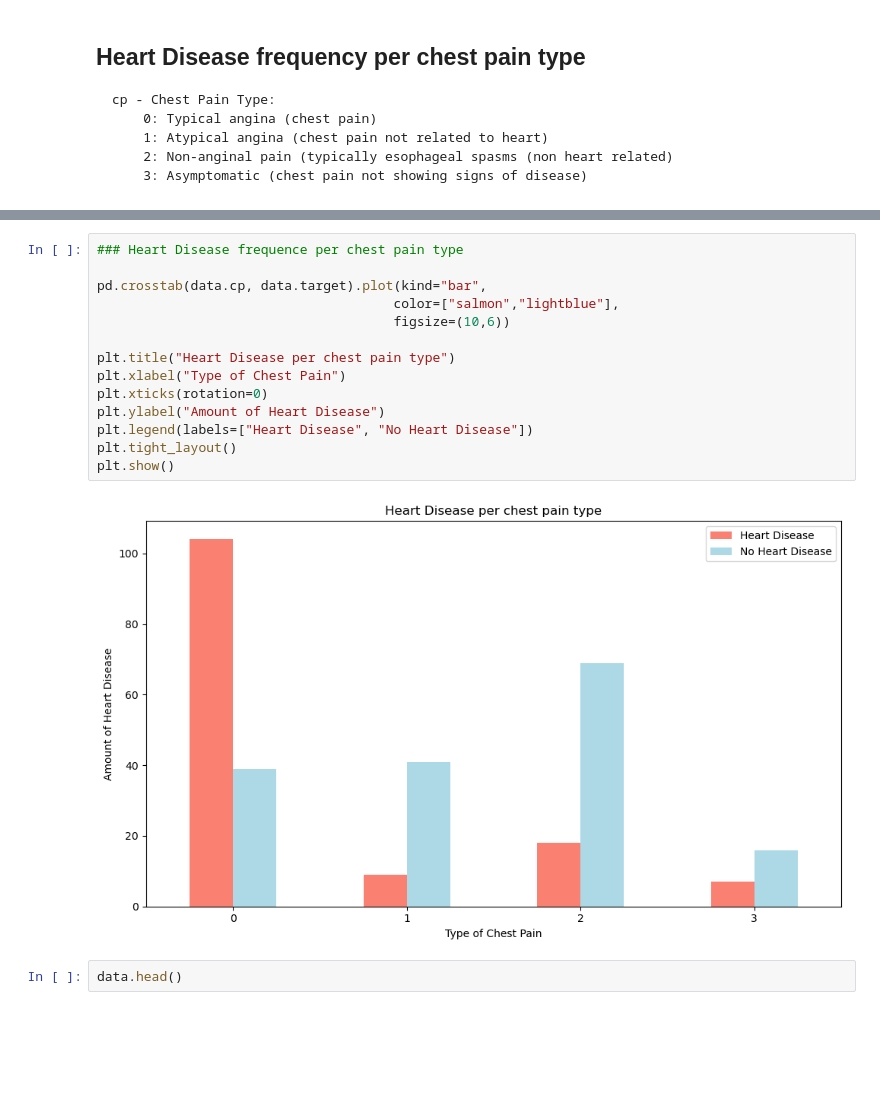
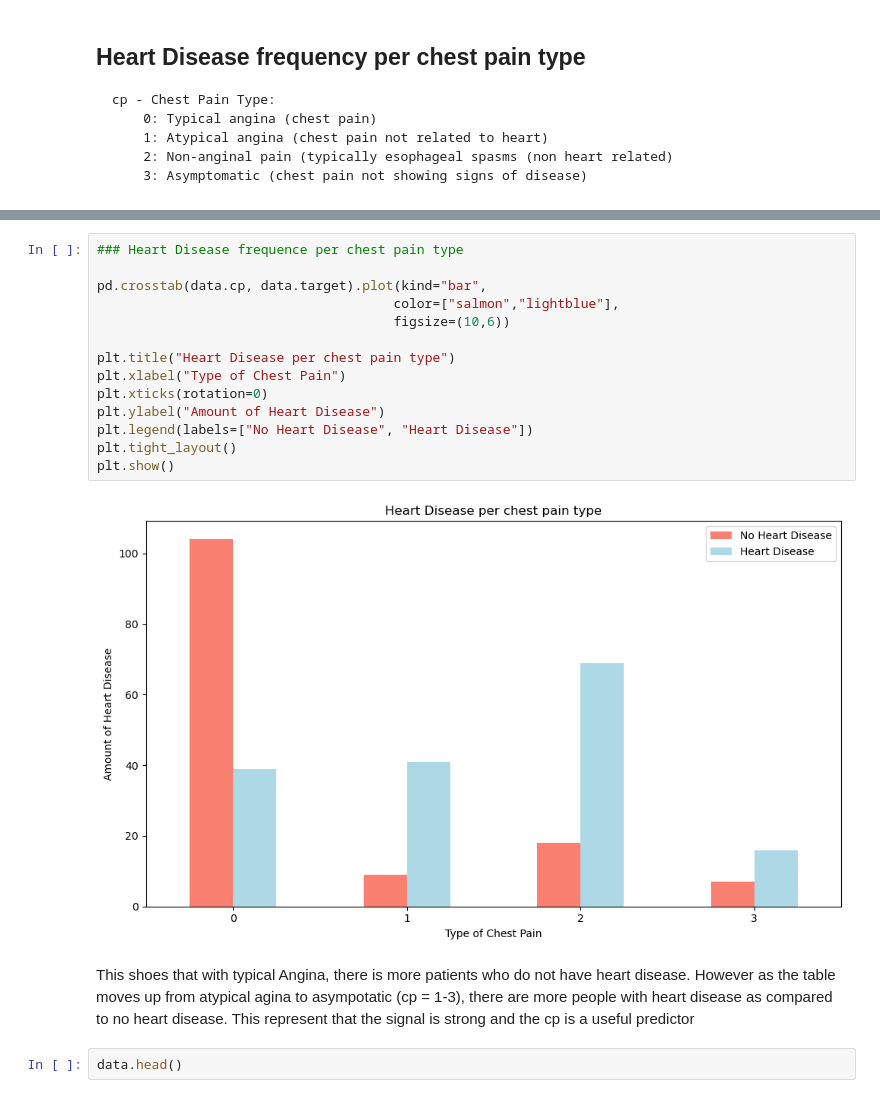
Before and after one commit to axellee1994/Heart_Disease_Classification, a Jupyter notebook: end-to-end-heart-disease-classification.ipynb, the cells around one changed output, grey strips where cells are left out. Cells and saved outputs as stored; diff of their text form; blank space fills up the shorter version.

```diff
--- a/end-to-end-heart-disease-classification.ipynb
+++ b/end-to-end-heart-disease-classification.ipynb
@@ -277,19 +321,21 @@ plt.show()
 # %%
 ### Heart Disease frequence per chest pain type
 
 pd.crosstab(data.cp, data.target).plot(kind="bar",
                                       color=["salmon","lightblue"],
                                       figsize=(10,6))
 
 plt.title("Heart Disease per chest pain type")
 plt.xlabel("Type of Chest Pain")
 plt.xticks(rotation=0)
 plt.ylabel("Amount of Heart Disease")
-plt.legend(labels=["Heart Disease", "No Heart Disease"])
+plt.legend(labels=["No Heart Disease", "Heart Disease"])
 plt.tight_layout()
 plt.show()
 # %% [output]
-[figure, old version]
+[figure, new version]
+# %% [markdown]
+This shoes that with typical Angina, there is more patients who do not have heart disease. However as the table moves up from atypical agina to asympotatic (cp = 1-3), there are more people with heart disease as compared to no heart disease. This represent that the signal is strong and the cp is a useful predictor
 # %%
 data.head()
 # %% [output]
```
Also changed, not shown: parts of 12 cells of this notebook.
